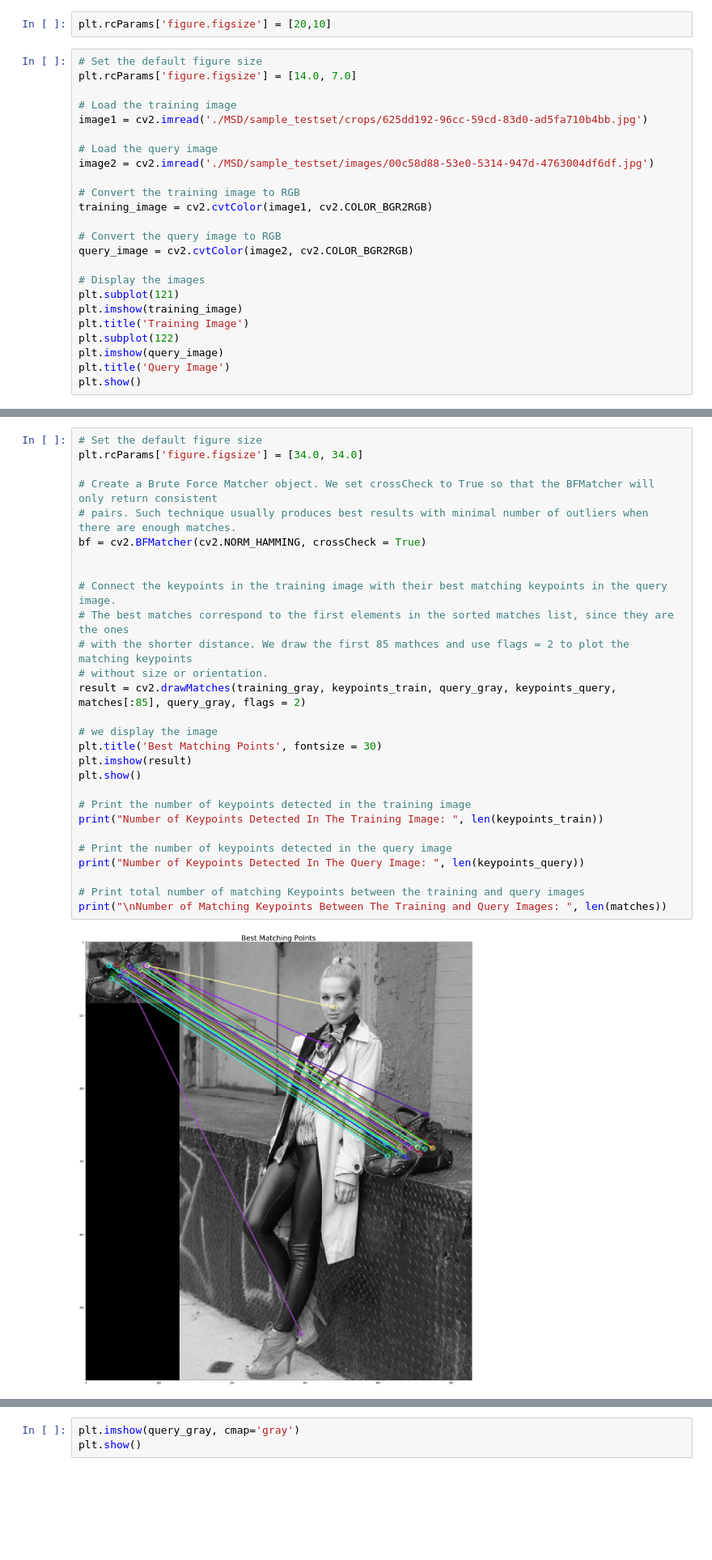
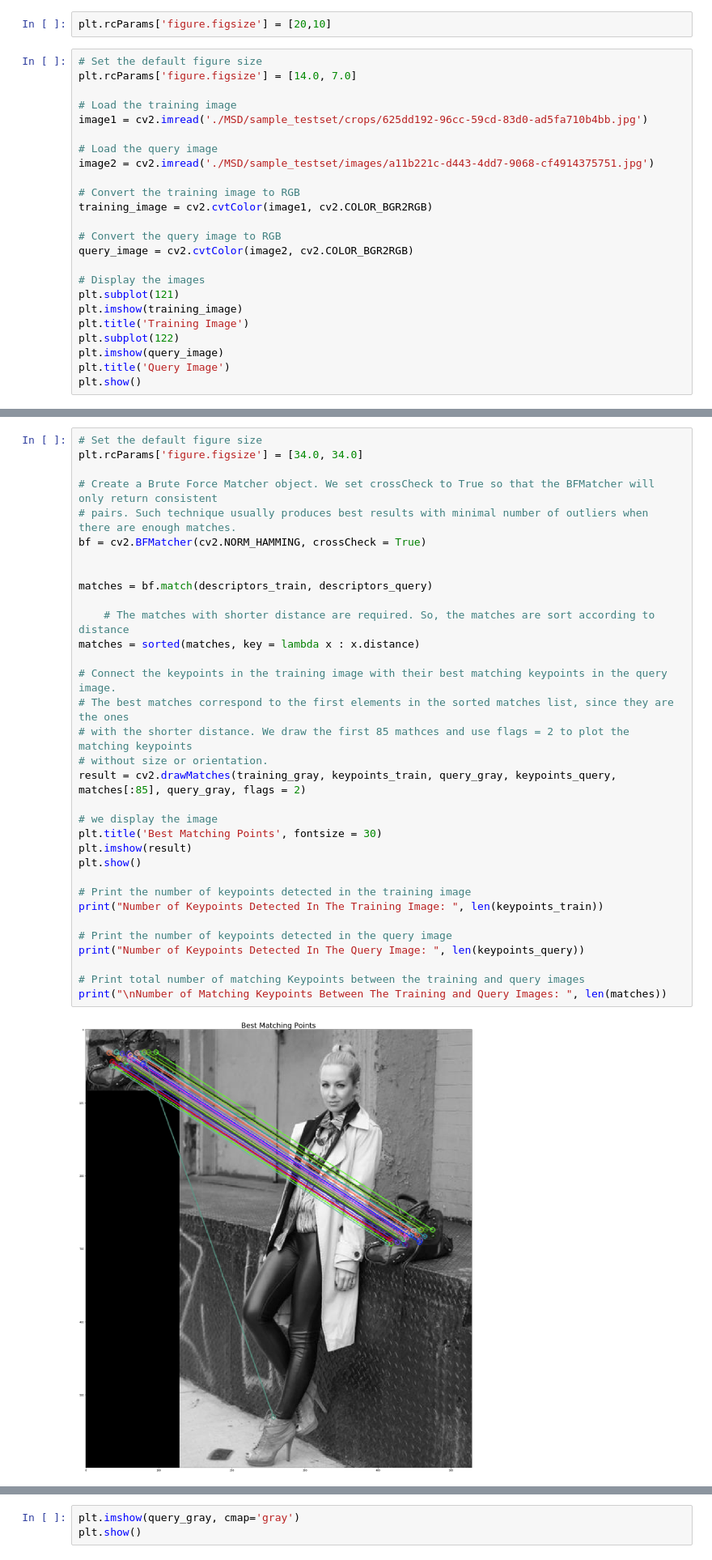
Before and after one commit to vishnoitanuj/CV-Feature-Extraction, a Jupyter notebook: ORB.ipynb, the cells around one changed output, grey strips where cells are left out. Shown at 81% size. Saved outputs shown, nothing was run; the diff lists cells and outputs as text; blank space fills up the shorter version.

```diff
--- a/ORB.ipynb
+++ b/ORB.ipynb
@@ -12,7 +12,7 @@ plt.rcParams['figure.figsize'] = [14.0, 7.0]
 image1 = cv2.imread('./MSD/sample_testset/crops/625dd192-96cc-59cd-83d0-ad5fa710b4bb.jpg')
 
 # Load the query image
-image2 = cv2.imread('./MSD/sample_testset/images/00c58d88-53e0-5314-947d-4763004df6df.jpg')
+image2 = cv2.imread('./MSD/sample_testset/images/a11b221c-d443-4dd7-9068-cf4914375751.jpg')
 
 # Convert the training image to RGB
 training_image = cv2.cvtColor(image1, cv2.COLOR_BGR2RGB)
@@ -69,30 +69,35 @@ Number of keypoints Detected:  2510
 # %%
 # Set the default figure size
 plt.rcParams['figure.figsize'] = [34.0, 34.0]
 
 # Create a Brute Force Matcher object. We set crossCheck to True so that the BFMatcher will only return consistent
 # pairs. Such technique usually produces best results with minimal number of outliers when there are enough matches.
 bf = cv2.BFMatcher(cv2.NORM_HAMMING, crossCheck = True)
 
+
+matches = bf.match(descriptors_train, descriptors_query)
+
+    # The matches with shorter distance are required. So, the matches are sort according to distance
+matches = sorted(matches, key = lambda x : x.distance)
 
 # Connect the keypoints in the training image with their best matching keypoints in the query image.
 # The best matches correspond to the first elements in the sorted matches list, since they are the ones
 # with the shorter distance. We draw the first 85 mathces and use flags = 2 to plot the matching keypoints
 # without size or orientation.
 result = cv2.drawMatches(training_gray, keypoints_train, query_gray, keypoints_query, matches[:85], query_gray, flags = 2)
 
 # we display the image
 plt.title('Best Matching Points', fontsize = 30)
 plt.imshow(result)
 plt.show()
 
 # Print the number of keypoints detected in the training image
 print("Number of Keypoints Detected In The Training Image: ", len(keypoints_train))
 
 # Print the number of keypoints detected in the query image
 print("Number of Keypoints Detected In The Query Image: ", len(keypoints_query))
 
 # Print total number of matching Keypoints between the training and query images
 print("\nNumber of Matching Keypoints Between The Training and Query Images: ", len(matches))
 # %% [output]
-[figure, old version]
+[figure, new version]
```
Also changed, not shown: parts of 4 cells of this notebook, 3 other files.
